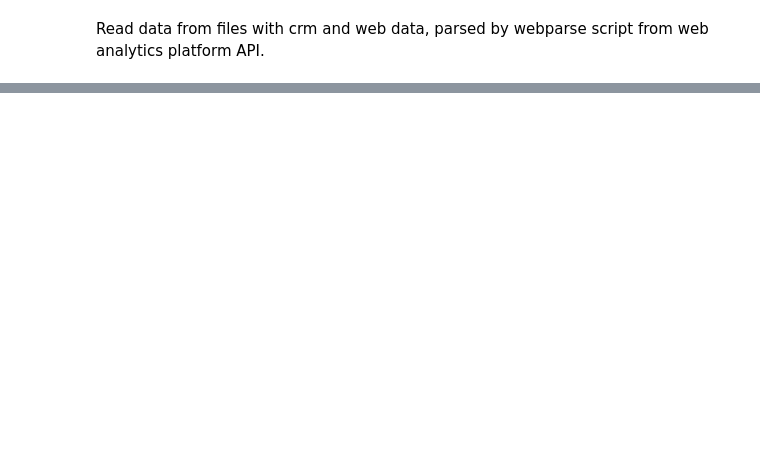
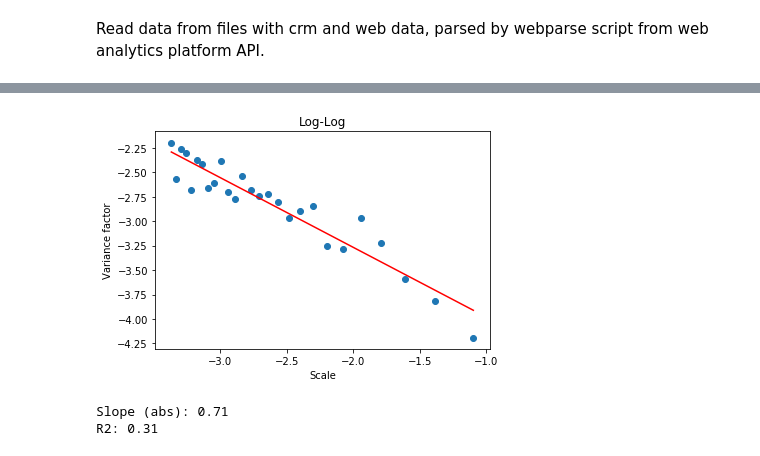
Before and after one commit to SergeyKamenshchikov/MARKETING, a Jupyter notebook: web_ml_new.ipynb, the cells around one changed output, grey strips where cells are left out. Drawn from its saved outputs; the diff is of its cells as text; code cells hidden in the pictures; blank space fills up the shorter version.

```diff
--- a/web_ml_new.ipynb
+++ b/web_ml_new.ipynb
@@ -368,0 +279,16 @@ So Product Owner may take into account Prediction Power, Risks and Budget for an
+# %%
+cv_num=[]
+score_cv=[]
+score_sc=[]
+for item in range(3,30):
+    kfold=KFold(n_splits=item,random_state=7)
+    cv_scores=list(cross_val_score(ensemble,X,Y,cv=kfold))
+    cv_num.append(item) #split number
+    score_med=median(cv_scores) #score median
+    score_scatter=abs(max(cv_scores)-min(cv_scores))/2
+
+    score_cv.append(score_med)
+    score_sc.append(score_scatter) #score scattering
+
+    if (item % 2)==0:
+        print('Splits:'+str(item)+' Median: '+str(round(score_med,2)))
@@ -368,0 +309,19 @@ So Product Owner may take into account Prediction Power, Risks and Budget for an
+# %%
+var_factor=[log(x/y) for x,y in zip(score_sc,score_cv)]
+scale=[log(1/x) for x in cv_num]
+
+plt.scatter(scale,var_factor)
+plt.plot(np.unique(scale),np.poly1d(np.polyfit(scale,var_factor,1))(np.unique(scale)),'r')
+plt.title('Log-Log')
+plt.xlabel('Scale')
+plt.ylabel('Variance factor')
+plt.show()
+
+R2=round((np.corrcoef(scale,score_cv)[0,1])**2,2)
+b,m=polyfit(scale,var_factor,1)
+print('Slope (abs):',abs(round(100*m)/100))
+print('R2:',R2)
+# %% [output]
+[figure, added]
+Slope (abs): 0.71
+R2: 0.31
```
Also changed, not shown: parts of 57 cells of this notebook.
